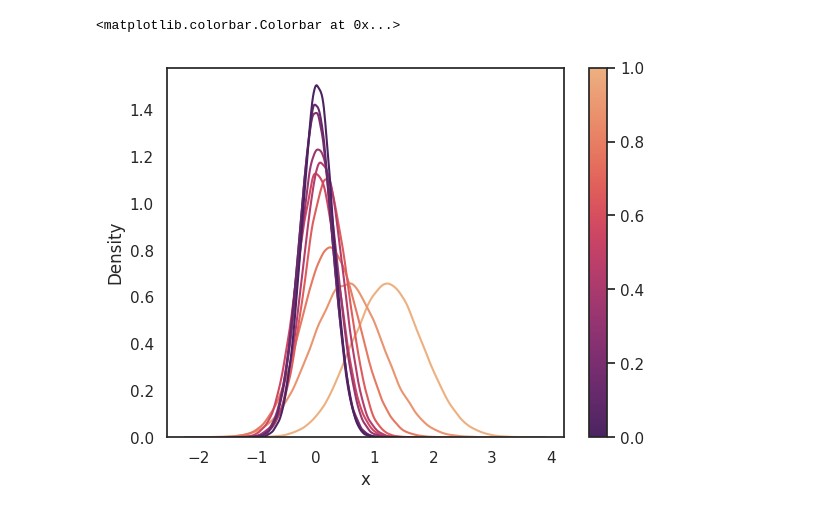
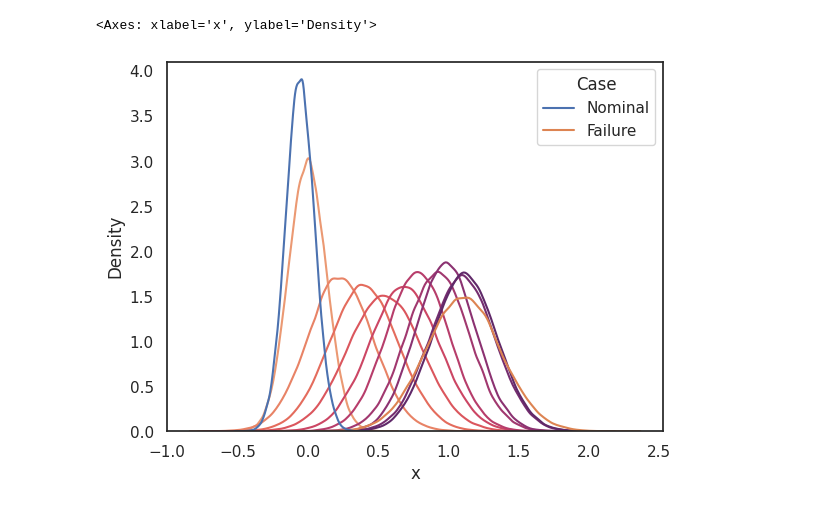
Before and after one commit to dawsonc/BayesAir, a Jupyter notebook: scripts/notebooks/toy_example.ipynb, the cells around one changed output. Cells and saved outputs as stored; diff of their text form; code cells hidden in the pictures.

```diff
--- a/scripts/notebooks/toy_example.ipynb
+++ b/scripts/notebooks/toy_example.ipynb
@@ -263,17 +345,17 @@ for ax in axs.values():
-# %%
-ax = sns.kdeplot(
-    data=gavi_posterior_df,
-    x="x",
-    hue="$\lambda$",
-    legend=False,
-    palette="flare_r",
-    common_norm=False,
-)
-
-# Add a colorbar for graduations
-norm = plt.Normalize(min(graduations), max(graduations))
-sm = plt.cm.ScalarMappable(cmap="flare_r", norm=norm)
-ax.figure.colorbar(sm, ax=ax)
-# %% [output]
-<matplotlib.colorbar.Colorbar at 0x...>
-[figure, removed]
+# %%
+test_df = kl_constrained_posterior_df.copy()
+test_df["$\epsilon$"] = test_df["$\epsilon$"].astype(str)
+ax = sns.kdeplot(
+    data=test_df,
+    x="x",
+    hue="$\epsilon$",
+    legend=False,
+    palette="flare_r",
+    common_norm=False,
+    hue_order=[str(x) for x in reversed(epsilons)],
+)
+
+sns.kdeplot(data=failure_only_posterior_df, x="x", hue="Case", ax=ax, common_norm=False)
+# %% [output]
+<Axes: xlabel='x', ylabel='Density'>
+[figure, added]
```
Also changed, not shown: parts of 13 cells of this notebook, 2 other files.
